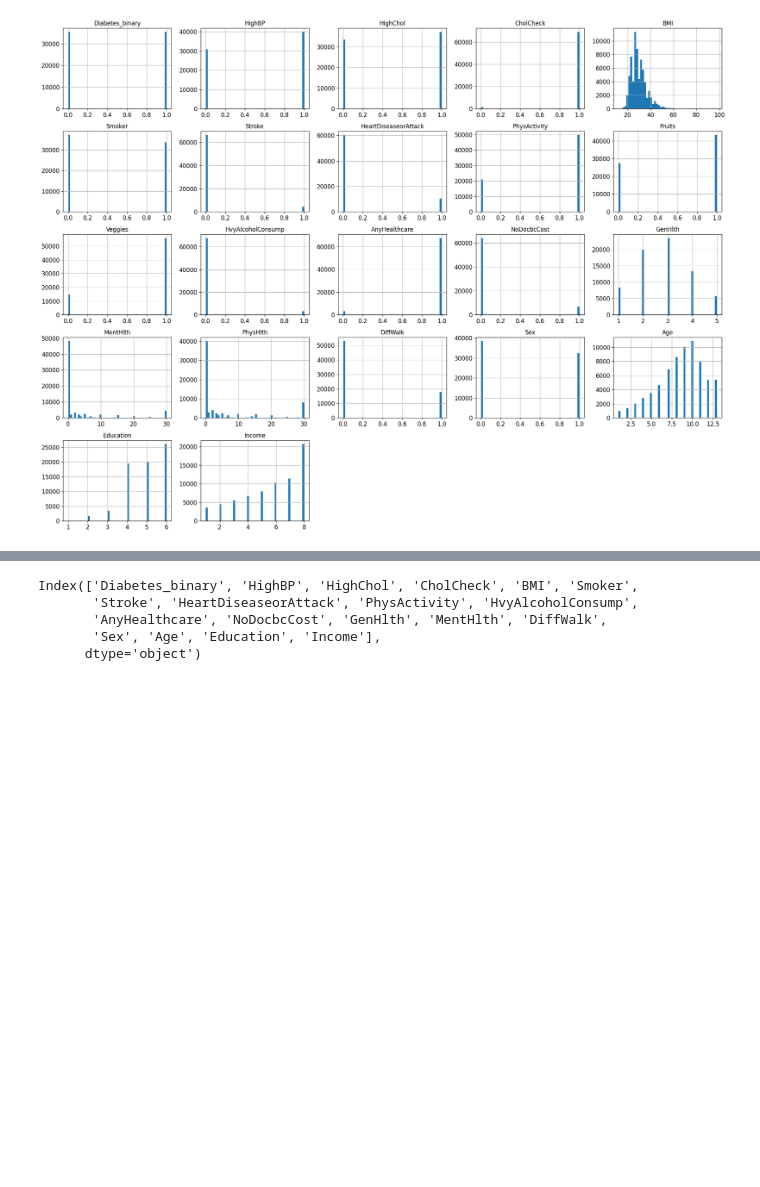
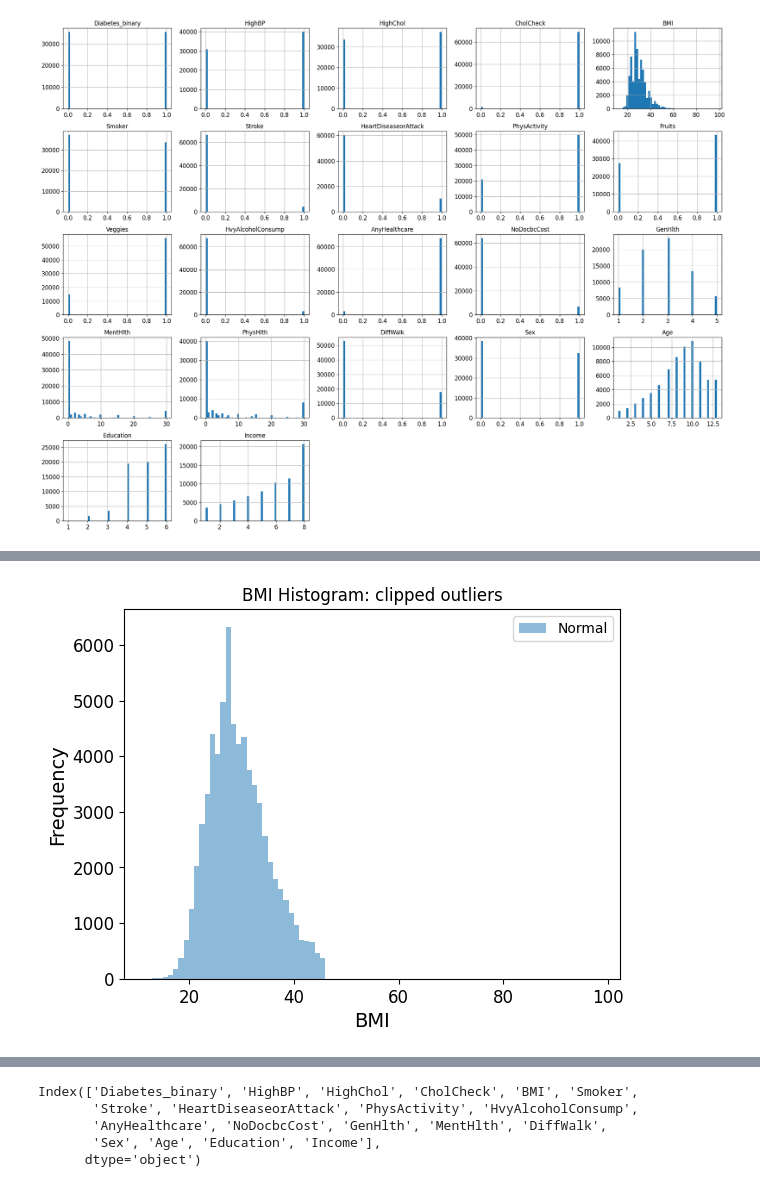
Before and after one commit to k23mhadh/DIABETES_ML_PROJECT, a Jupyter notebook: diabetes_classification.ipynb, the cells around one changed output, grey strips where cells are left out. Saved outputs shown, nothing was run; the diff lists cells and outputs as text; code cells hidden in the pictures; blank space fills up the shorter version.

```diff
--- a/diabetes_classification.ipynb
+++ b/diabetes_classification.ipynb
@@ -182,3 +206,16 @@ Saving figure attribute_histogram_plots
+# %%
+#handle outliers
+diabetes = diabetes[(diabetes['BMI'] >= lower_bound) & (diabetes['BMI'] <= upper_bound)]
+
+
+plt.hist(diabetes['BMI'], bins=bins, alpha=0.5, label='Normal')
+plt.legend()
+plt.title('BMI Histogram: clipped outliers')
+plt.xlabel('BMI')
+plt.ylabel('Frequency')
+plt.show()
+# %% [output]
+[figure, added]
 # %%
 # Target feature study
 target_feature = 'Diabetes_binary'
```
Also changed, not shown: parts of 3 cells of this notebook.
